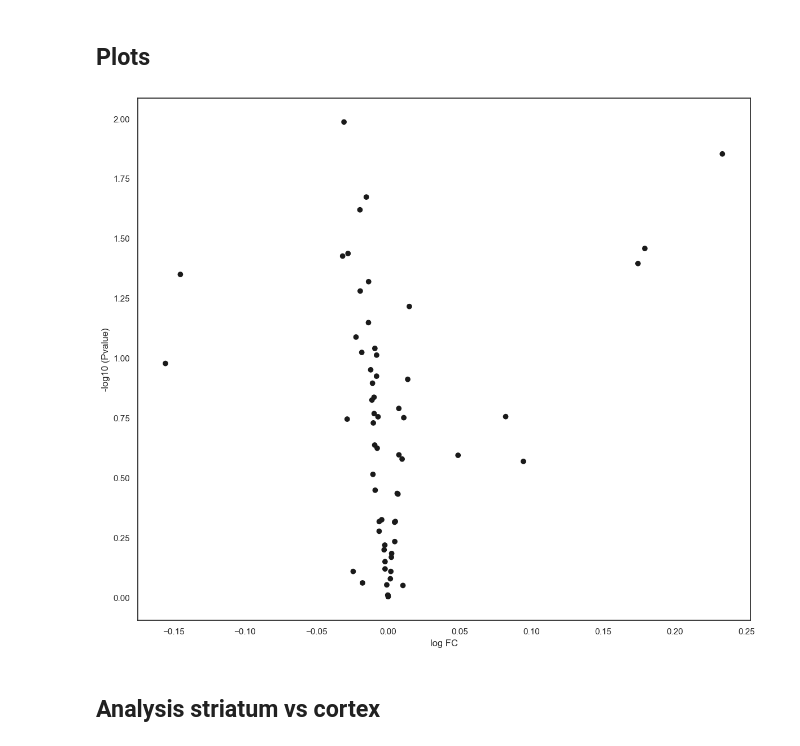
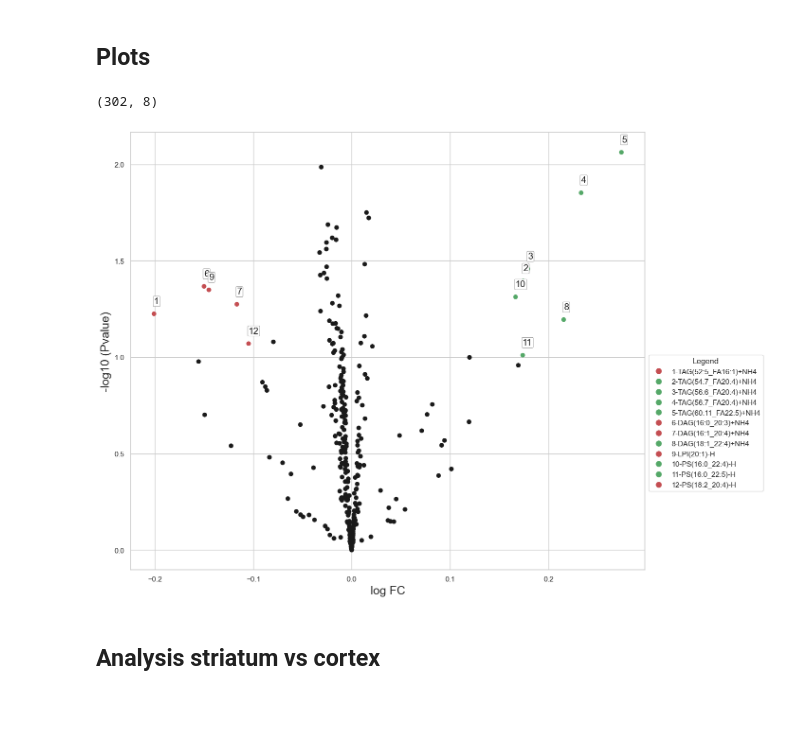
Before and after one commit to Ivan2nn/Lypidomics2, a Jupyter notebook: analysis-filtered-lipids.ipynb, the cells around one changed output. Cells and saved outputs as stored; diff of their text form; code cells hidden in the pictures; blank space fills up the shorter version.

```diff
--- a/analysis-filtered-lipids.ipynb
+++ b/analysis-filtered-lipids.ipynb
@@ -33,7 +37,8 @@ print(test_enc_name)
 # %% [output]
 _BatchCorTrue_NanRemTrue_minmax
 # %%
-with open(os.path.join('results','significant_lipids_pls2_unique_treatment'+test_enc_name+'.txt'),'r') as f:
+with open(os.path.join('results','significant_lipids_pls2_treatment'+test_enc_name+'.txt'),'r') as f:
     lipid_names = f.read().splitlines()
 print(lipid_names)
+print(len(lipid_names))
 # %% [output]
@@ -291,6 +292,9 @@ PND: 60. P-value: 6.78e-01
 # %% [markdown]
 #### Data divided by tissue
 # %%
+tissue = ['striatum','cortex']
+sex = ['F', 'M']
+pnd = [30,60]
 var_name = 'log_scaled_area'
 
 for t in tissue:
@@ -518,16 +526,34 @@ def adjustlabels(fig, labels, max_iter=1000, eps=0.01, delta=0.1,
                     stop = False
         if stop:
             break
+# %%
+results_all.shape
+# %% [output]
+(302, 8)
 # %%
-def plot_volcano(results_all, fc_threshold=0.3, pvalue_threshold=1.5):
+def plot_volcano(results_all, fc_threshold=0.3, pvalue_threshold=1.5, filename="test.png"):
 
-    col = np.where(np.log2(results_all['fc']) < -fc_threshold,'r',np.where(np.log2(results_all['fc']) > fc_threshold,'g','k'))
+    class TextHandlerB(HandlerBase):
+        def create_artists(self, legend, text ,xdescent, ydescent,
+                            width, height, fontsize, trans):
+            tx = Text(width/2.,height/2, text, fontsize=fontsize,
+                    ha="center", va="center", fontweight="bold")
+            return [tx]
+
+    Legend.update_default_handler_map({str : TextHandlerB()})
+
+    #col = np.where(np.log2(results_all['fc']) < -fc_threshold,'r',np.where(np.log2(results_all['fc']) > fc_threshold,'g','k'))
+    col = np.where(-np.log10(results_all['p']) < pvalue_threshold, 'k',
+                            np.where(np.log2(results_all['fc']) < -fc_threshold,'r',np.where(np.log2(results_all['fc']) > fc_threshold,'g','k')))
 
     fig = plt.figure(figsize=(14,12))
     plt.scatter(np.log2(results_all['fc']), -np.log10(results_all['p']), c=col)
+    y_max_value = plt.gca().get_ylim()[1]
     shownlabels = []
     l_ha = ['right','left']
-
+    elem_counter = 1
+    legend_data_handles = []
+    legend_data_labels = []
     for i in range(results_all.shape[0]):
 
         x = np.log2(results_all.iloc[i]['fc'])
@@ -535,22 +561,28 @@ def plot_volcano(results_all, fc_threshold=0.3, pvalue_threshold=1.5):
         aa = np.random.rand()*3 - 1.5 + 0.5 * np.sign(x)
         ii = np.sign(aa) * 0.5 + 0.5
         if (np.abs(x) > fc_threshold) and (y > pvalue_threshold):
-            l = plt.text(x+0.1*aa, y,
+            l = plt.text(x, y + 0.03*y_max_value, elem_counter, va='center', color='k', fontsize=14, zorder=10,bbox=dict(facecolor='w', edgecolor='#777777', boxstyle='round', linewidth=.5, pad=.1))
+            """ l = plt.text(x+0.01*aa, y,
                          results_all.iloc[i]['lipid'],ha=l_ha[int(ii)], va='center', color='k',
-                         fontsize=10, zorder=10,bbox=dict(facecolor='w', edgecolor='#777777', boxstyle='round', linewidth=.5, pad=.2))
-            shownlabels.append(l)
-
+                         fontsize=10, zorder=10,bbox=dict(facecolor='w', edgecolor='#777777', boxstyle='round', linewidth=.5, pad=.2)) """
+            #shownlabels.append(l)
+            legend_circle = Line2D([0], [0], marker='o', color='w', markerfacecolor='r' if x < -fc_threshold else 'g', markersize=10)
+            legend_data_handles.append(legend_circle)
+            legend_data_labels.append(str(elem_counter) + '-' + results_all.iloc[i]['lipid'])
+            #legend_data_keeper.update({str(elem_counter): results_all.iloc[i]['lipid']})
+            elem_counter += 1
     #adjustlabels(fig, shownlabels)
-
+    plt.legend(handles=legend_data_handles,labels=legend_data_labels, loc='upper left', bbox_to_anchor=(1, 0.5), title='Legend')
     plt.xlabel('log FC',)
     plt.ylabel('-log10 (Pvalue)')
     plt.rc('axes', labelsize=18)
+    fig.savefig(os.path.join(data_path,filename), format='png', facecolor='w', dpi=300)
 
     plt.show()
 # %%
-plot_volcano(results_all,fc_threshold=0.3, pvalue_threshold=1.5)
+plot_volcano(results_all,fc_threshold=0.1, pvalue_threshold=1, filename="volcano-plot-treatment-fc_01_pv_1-no-date.png")
 # %% [output]
-[figure, old version]
+[figure, new version]
 # %% [markdown]
 ## Analysis striatum vs cortex
 # %%
```
Also changed, not shown: parts of 28 cells of this notebook, 6 other files.
